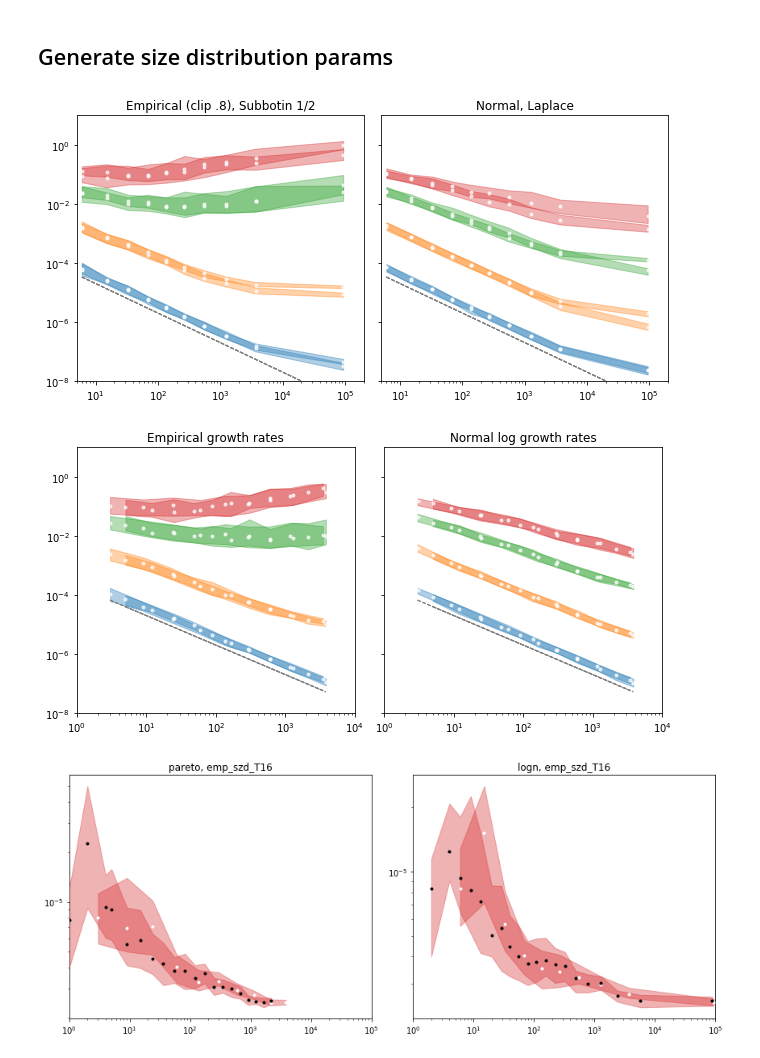
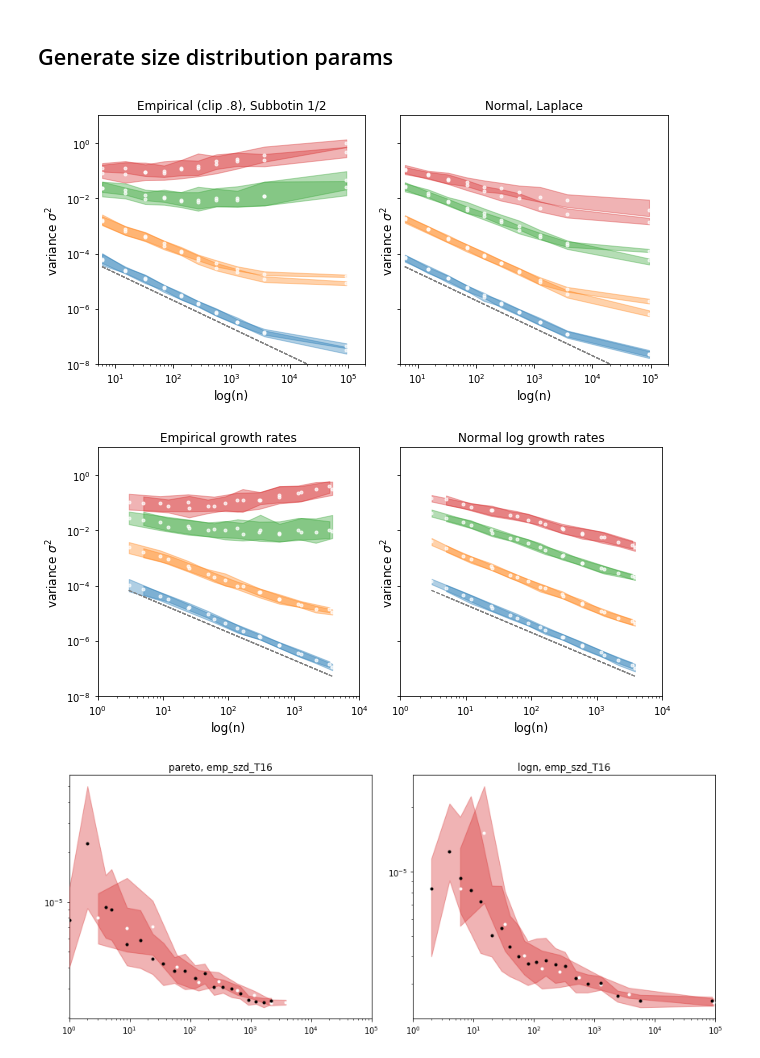
Before and after one commit to matuteiglesias/French_exports_bkp, a Jupyter notebook: code/notebooks/Sigma vs log(n), q plots.ipynb, the cells around one changed output. Drawn from its saved outputs; the diff is of its cells as text; code cells hidden in the pictures.

```diff
--- a/code/notebooks/Sigma vs log(n), q plots.ipynb
+++ b/code/notebooks/Sigma vs log(n), q plots.ipynb
@@ -560,34 +560,36 @@ for Q_ in [10]:
         #         result['log_var_diff_qi'] = np.log10(result.var_diff_qi)
 
                 sorted_ = result.sort_values(by = ['dist','s', 'q', y])
                 Ss = sorted_.s.unique()[::2]
                 for k, s in enumerate(Ss):
                     sorted_s = sorted_.loc[sorted_.s == s]
         #             sorted_s.reset_index()[[y]].plot(ax = ax, marker = '.', lw = 0, c = colors[k])
         #                     sorted_s.reset_index()[['var_diff_agg_i']].plot(ax = ax, marker = '.', lw = 0, c = colors[k], alpha = .1, legend = False)
                     agg_vals = sorted_s.reset_index()['var_diff_agg_i'].describe()
                     bin_vals = sorted_s.groupby('n')['var_diff_qi'].describe()
 
                     xn = bin_vals.index.values
     #                 ax.plot([xn.min(), xn.max()], [agg_vals['50%'], agg_vals['50%']], color = colors[k], alpha = .6, zorder = 10)
                     ax.plot([xn.min(), xn.max()], [.0002/xn.min(), .0002/xn.max()], color = '.5', alpha = .6, zorder = 10, lw = 1, label = '1/n dependence', linestyle = '--')
                     ax.fill_between(xn, bin_vals['25%'], bin_vals['75%'], color = colors[k], alpha = .35, zorder = 10)
                     ax.plot(xn, bin_vals['50%'], color = 'w', zorder = 10, marker = '.', lw = 0, alpha = .7)
 
 #                 ax.legend(Ss, loc = (1, 0))
         #         [ax.axvline(l, linestyle = '--') for l in sorted_s.groupby(['q']).count().iloc[:, 0].cumsum().values]
                 ax.set_xscale('log')
                 ax.set_xlim(5, 2e5)
 
                 ax.set_yscale('log')
                 ax.set_ylim(1e-8, 10)
                 ax.legend().remove()
+                ax.set_ylabel('variance '+r'$\sigma^2$', fontsize = 12)
+                ax.set_xlabel('log(n)', fontsize = 12)
 
 plt.savefig('./../../../thesis_writing/figures/sigma_vs_n_grs.png', dpi = 400)
 
 plt.tight_layout()
 # %% [output]
-[figure, old version]
+[figure, new version]
 # %%
 fig, axs = plt.subplots(1, 2, figsize = (9, 4.5), sharey = True, sharex = True)
 
@@ -635,13 +637,16 @@ for Q_ in [10]:
 
             ax.set_yscale('log')
             ax.set_ylim(1e-8, 10)
+            ax.set_ylabel('variance '+r'$\sigma^2$', fontsize = 12)
+            ax.set_xlabel('log(n)', fontsize = 12)
+
 #             ax.legend().remove()
 
 plt.savefig('./../../../thesis_writing/figures/sigma_vs_n_szdists.png', dpi = 400)
 
 plt.tight_layout()
 # %% [output]
-[figure, old version]
+[figure, new version]
 # %%
 # Como se mueven Q y n al mismo tiempo.
 # En teoria esta bien, peor en la practica hay mucha volatilidad como para verlo lindo.
```
Also changed, not shown: parts of 3 cells of this notebook, 1 other file.
